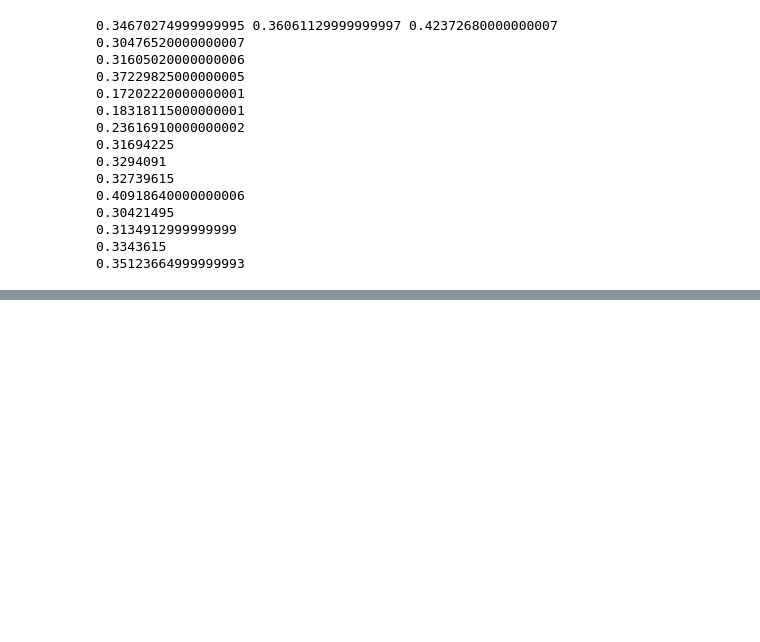
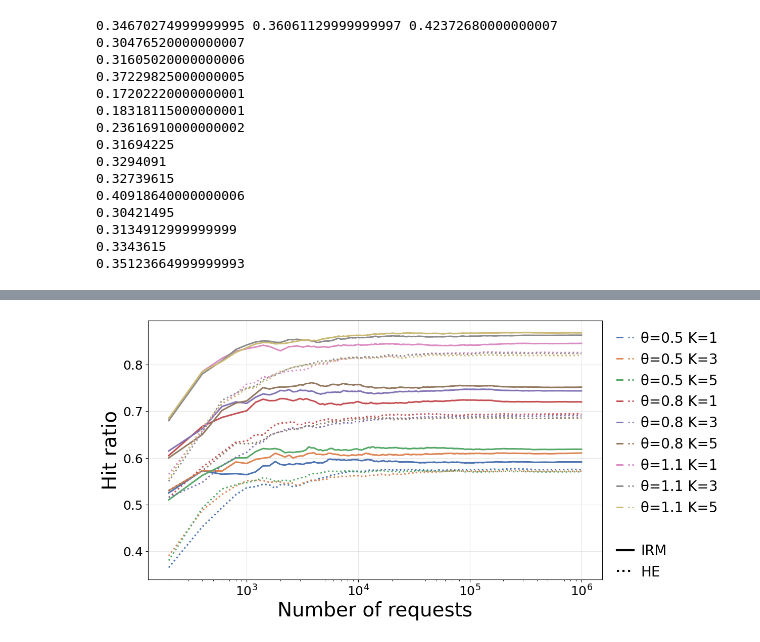
Before and after one commit to Effygal/cache-modeling, a Jupyter notebook: mrc-analysis.ipynb, the cells around one changed output, grey strips where cells are left out. Cells and saved outputs as stored; diff of their text form; code cells hidden in the pictures; blank space fills up the shorter version.

```diff
--- a/mrc-analysis.ipynb
+++ b/mrc-analysis.ipynb
@@ -369,0 +414,68 @@ print(1-hr8888)
+# %%
+from matplotlib.lines import Line2D
+from matplotlib.legend_handler import HandlerTuple
+
+step = 200
+C = 60
+thetas = [0.5, 0.8, 1.1]
+Ks = [1, 3, 5]
+N_ITEMS = 120
+TRACE_LEN = 1000000
+
+palette = sns.color_palette("deep", len(thetas) * len(Ks))
+color_map = {(theta, K): palette[i] for i, (theta, K) in enumerate((t, k) for t in thetas for k in Ks)}
+
+def run_curve(trace, K):
+    rc = tg.ran_clock(C=C, K=K)
+    xs, hr = [], []
+    for i in range(0, len(trace), step):
+        rc.run(trace[i:i+step])
+        a, m, *_ = rc.data()
+        hr.append(1.0 - m / a)
+        xs.append(i + step)
+    return xs, hr
+
+fig, ax = plt.subplots(figsize=(10, 6), constrained_layout=True)
+handles = []
+
+for theta in thetas:
+    trace_irm = gen_from_zipf(N_ITEMS, TRACE_LEN, theta)[1].astype(np.int32)
+    for K in Ks:
+        xs, hr = run_curve(trace_irm, K)
+        ax.plot(xs, hr, lw=2.2, linestyle='-', color=color_map[(theta, K)], label=None)
+        solid = Line2D([], [], color=color_map[(theta, K)], linestyle='-', lw=2.2)
+        dotted = Line2D([], [], color=color_map[(theta, K)], linestyle=':', lw=2.2)
+        handles.append((solid, dotted))
+
+for theta in thetas:
+    trace_he = gen_ph(N_ITEMS, theta, TRACE_LEN).astype(np.int32)
+    for K in Ks:
+        xs, hr = run_curve(trace_he, K)
+        ax.plot(xs, hr, lw=2.2, linestyle=':', color=color_map[(theta, K)], label=None)
+
+ax.tick_params(axis='both', labelsize=18)
+ax.set_xlabel("Number of requests", fontsize=28)
+ax.set_ylabel("Hit ratio", fontsize=28)
+ax.set_xscale("log")
+ax.grid(True, alpha=0.3)
+
+labels = [f"θ={theta} K={K}" for theta in thetas for K in Ks]
+style_handles = [
+    Line2D([], [], color='black', linestyle='-', lw=3.0, label='IRM'),
+    Line2D([], [], color='black', linestyle=':', lw=3.0, label='HE'),
+]
+
+legend1 = fig.legend(handles=handles, labels=labels,
+                     handler_map={tuple: HandlerTuple(ndivide=None)},
+                     loc='upper left', bbox_to_anchor=(1, 1),
+                     fontsize=20, frameon=False,
+                     handlelength=1.2, handletextpad=0.5)
+legend2 = fig.legend(handles=style_handles,
+                     loc='lower left', bbox_to_anchor=(1, 0.1),
+                     fontsize=20, frameon=False,
+                     handlelength=1.2, handletextpad=0.5)
+
+plt.savefig("ttf.pdf", bbox_inches='tight', format='pdf')
+plt.show()
+# %% [output]
+[figure, added]
```
Also changed, not shown: parts of 1 cell of this notebook.
